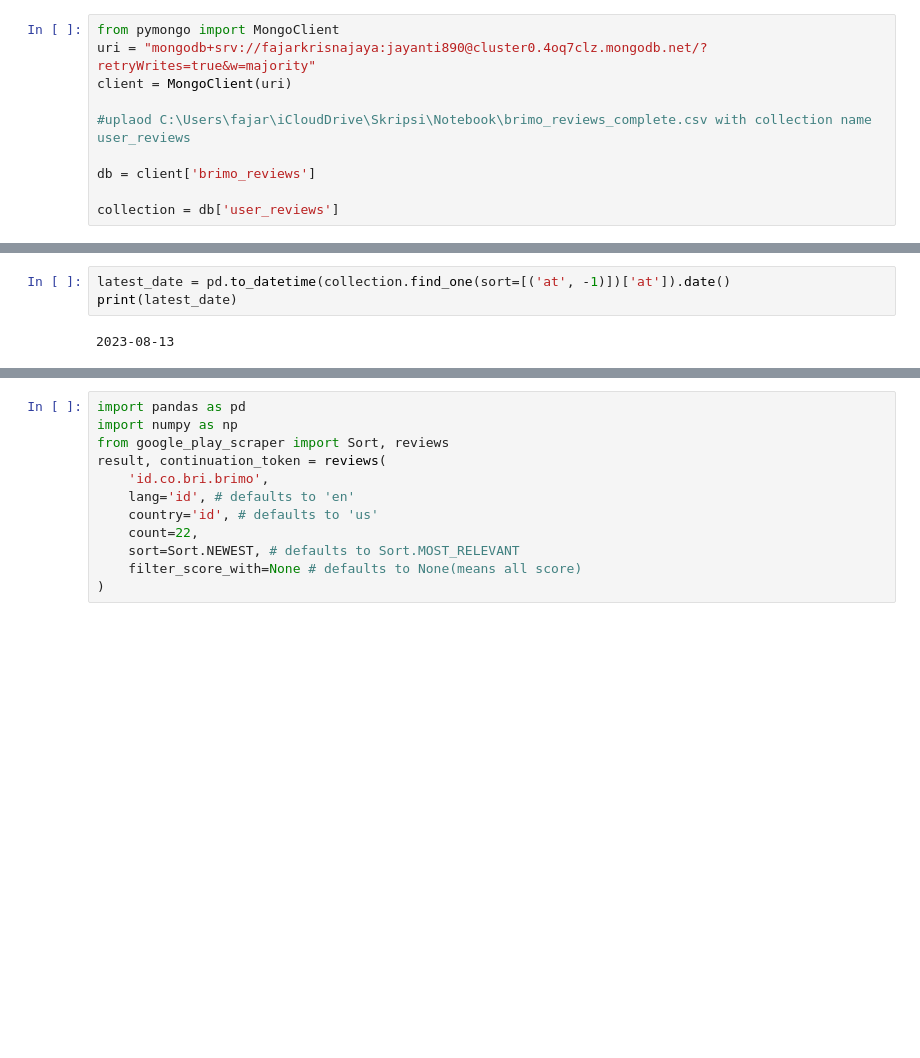
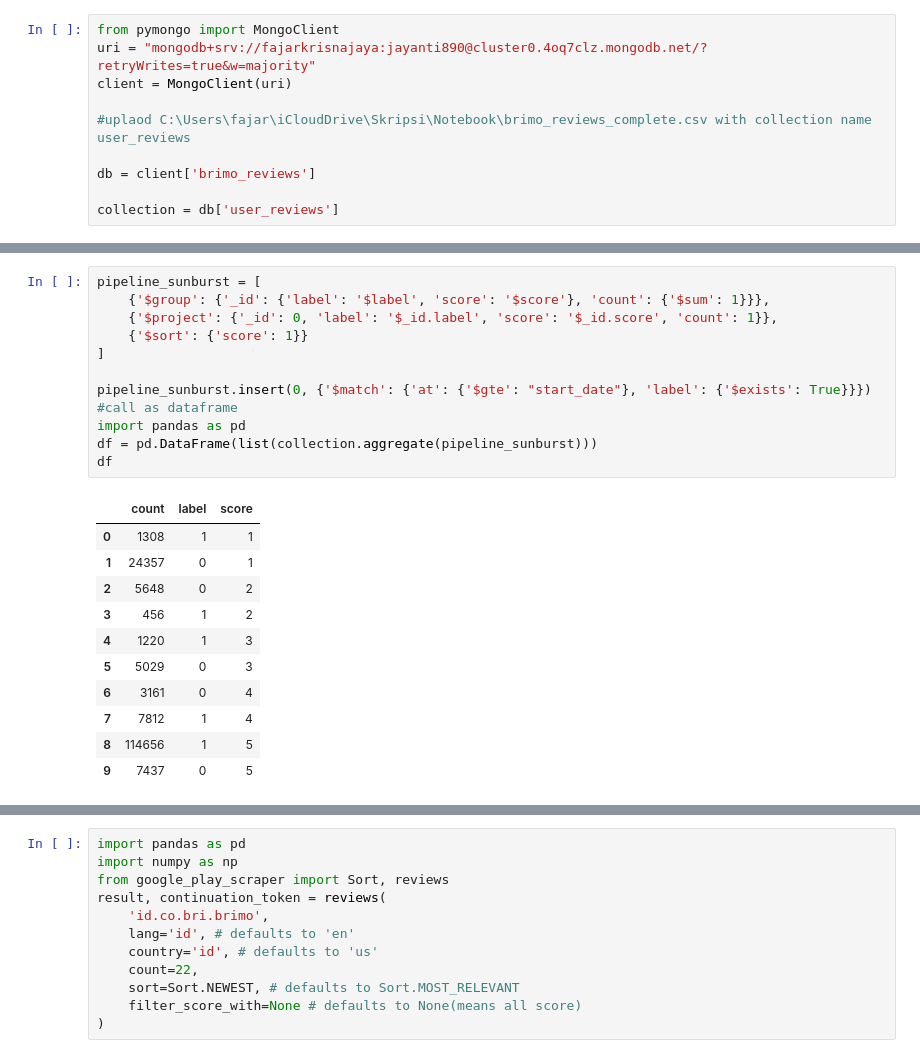
Before and after one commit to fajarkrisnajaya/Dashboard-Monitoring-BRImo, a Jupyter notebook: appinfoscraper.ipynb, the cells around one changed output, grey strips where cells are left out. Cells and saved outputs as stored; diff of their text form; blank space fills up the shorter version.

```diff
--- a/appinfoscraper.ipynb
+++ b/appinfoscraper.ipynb
@@ -21,5 +16,24 @@ print(total_documents)
-# %%
-latest_date = pd.to_datetime(collection.find_one(sort=[('at', -1)])['at']).date()
-print(latest_date)
-# %% [output]
-2023-08-13
+# %%
+pipeline_sunburst = [
+    {'$group': {'_id': {'label': '$label', 'score': '$score'}, 'count': {'$sum': 1}}},
+    {'$project': {'_id': 0, 'label': '$_id.label', 'score': '$_id.score', 'count': 1}},
+    {'$sort': {'score': 1}}
+]
+
+pipeline_sunburst.insert(0, {'$match': {'at': {'$gte': "start_date"}, 'label': {'$exists': True}}})
+#call as dataframe
+import pandas as pd
+df = pd.DataFrame(list(collection.aggregate(pipeline_sunburst)))
+df
+# %% [output]
+|  | count | label | score |
+| 0 | 1308 | 1 | 1 |
+| 1 | 24357 | 0 | 1 |
+| 2 | 5648 | 0 | 2 |
+| 3 | 456 | 1 | 2 |
+| 4 | 1220 | 1 | 3 |
+| 5 | 5029 | 0 | 3 |
+| 6 | 3161 | 0 | 4 |
+| 7 | 7812 | 1 | 4 |
+| 8 | 114656 | 1 | 5 |
+| 9 | 7437 | 0 | 5 |
```
Also changed, not shown: parts of 13 cells of this notebook, 4 other files.
